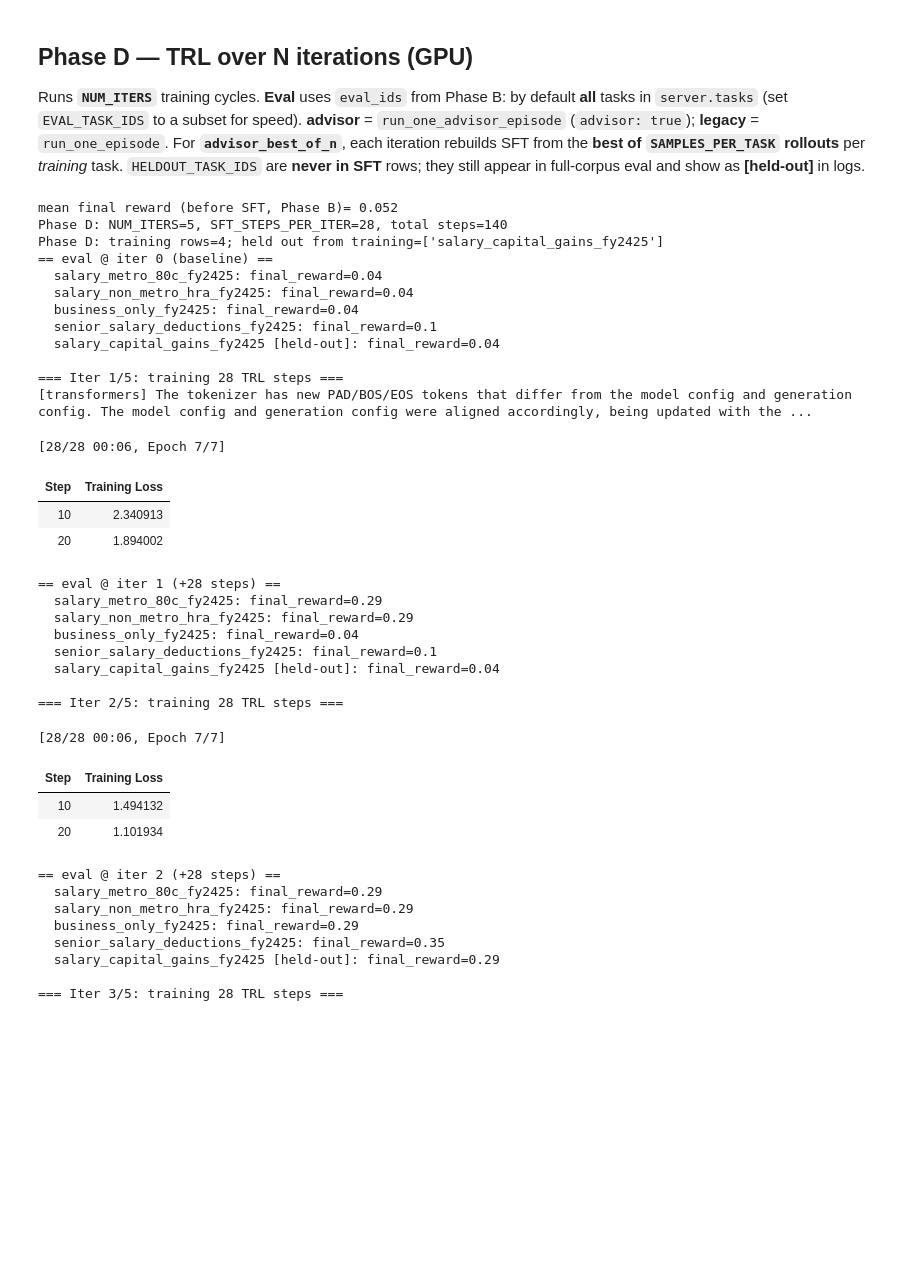
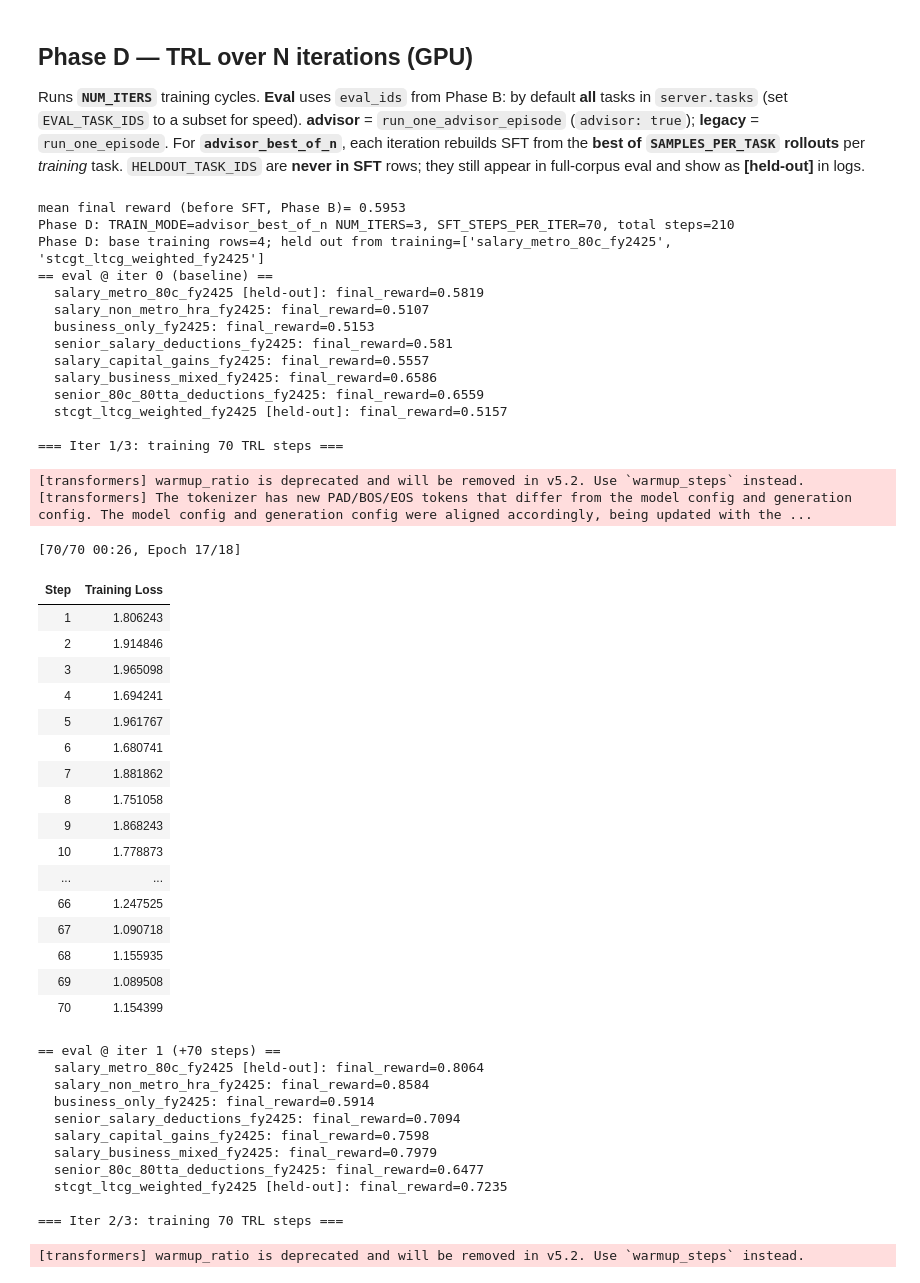
Before and after one commit to Prateedk/IndiaTaxBench-OpenEnv, a Jupyter notebook: notebooks/train_qwen_india_tax.ipynb, the cells around one changed output. Saved outputs shown, nothing was run; the diff lists cells and outputs as text; code cells hidden in the pictures; blank space fills up the shorter version.

```diff
--- a/notebooks/train_qwen_india_tax.ipynb
+++ b/notebooks/train_qwen_india_tax.ipynb
@@ -643,8 +646,8 @@ if "eval_ids" not in globals() or "rollout_rows" not in globals():
 mean_before = sum(r["final_reward"] for r in rollout_rows) / max(1, len(rollout_rows))
 print("mean final reward (before SFT, Phase B)=", round(mean_before, 4))
 
-NUM_ITERS = int(os.environ.get("NUM_ITERS", "4"))
-SFT_STEPS_PER_ITER = int(os.environ.get("SFT_STEPS_PER_ITER", "16"))
+NUM_ITERS = int(os.environ.get("NUM_ITERS", "3"))
+SFT_STEPS_PER_ITER = int(os.environ.get("SFT_STEPS_PER_ITER", "70"))
 print(f"Phase D: TRAIN_MODE={TRAIN_MODE} NUM_ITERS={NUM_ITERS}, SFT_STEPS_PER_ITER={SFT_STEPS_PER_ITER}, total steps={NUM_ITERS * SFT_STEPS_PER_ITER}")
 print(f"Phase D: base training rows={len(sft_from_env)}; held out from training={sorted(HELDOUT_IDS) or '<none>'}")
 
@@ -778,63 +781,73 @@ else:
 
 # --- N-line per-task reward curve (one line per task in `ids`) ---
 import matplotlib.pyplot as plt
 
 xs = list(range(NUM_ITERS + 1))
 plt.figure(figsize=(9, 5))
 for tid in eval_ids:
     label = f"{tid}{' [held-out]' if tid in HELDOUT_IDS else ''}"
     rewards = per_iter_rewards[tid]
     if not rewards:
         continue
     if len(rewards) < len(xs):
         rewards = rewards + [rewards[-1]] * (len(xs) - len(rewards))
     plt.plot(xs, rewards, marker="o", label=label, ms=3)
 plt.xlabel(f"training iteration ({SFT_STEPS_PER_ITER} SFT steps each when GPU SFT runs)")
 plt.ylabel("env final_reward")
 plt.ylim(0.0, 1.0)
 mode_title = "advisor" if IS_ADVISOR else "numeric"
 plt.title(f"IndiaTaxBench ({mode_title}): per-task reward over {NUM_ITERS} iterations")
 plt.legend(loc="lower right", fontsize=6)
 plt.grid(True, alpha=0.3)
 plt.tight_layout()
 fig_iter = PLOT_DIR / "rewards_per_task_over_iters.png"
 plt.savefig(fig_iter, dpi=150)
 plt.show()
 print("Saved", fig_iter)
 # %% [output]
-mean final reward (before SFT, Phase B)= 0.052
-Phase D: NUM_ITERS=5, SFT_STEPS_PER_ITER=28, total steps=140
-Phase D: training rows=4; held out from training=['salary_capital_gains_fy2425']
+mean final reward (before SFT, Phase B)= 0.5953
+Phase D: TRAIN_MODE=advisor_best_of_n NUM_ITERS=3, SFT_STEPS_PER_ITER=70, total steps=210
+Phase D: base training rows=4; held out from training=['salary_metro_80c_fy2425', 'stcgt_ltcg_weighted_fy2425']
 == eval @ iter 0 (baseline) ==
-  salary_metro_80c_fy2425: final_reward=0.04
-  salary_non_metro_hra_fy2425: final_reward=0.04
-  business_only_fy2425: final_reward=0.04
-  senior_salary_deductions_fy2425: final_reward=0.1
-  salary_capital_gains_fy2425 [held-out]: final_reward=0.04
+  salary_metro_80c_fy2425 [held-out]: final_reward=0.5819
+  salary_non_metro_hra_fy2425: final_reward=0.5107
+  business_only_fy2425: final_reward=0.5153
+  senior_salary_deductions_fy2425: final_reward=0.581
+  salary_capital_gains_fy2425: final_reward=0.5557
+  salary_business_mixed_fy2425: final_reward=0.6586
+  senior_80c_80tta_deductions_fy2425: final_reward=0.6559
+  stcgt_ltcg_weighted_fy2425 [held-out]: final_reward=0.5157
 
-=== Iter 1/5: training 28 TRL steps ===
-[transformers] The tokenizer has new PAD/BOS/EOS tokens that differ from the model config and generation config. The model config and generation config were aligned accordingly, being updated with the ...
+=== Iter 1/3: training 70 TRL steps ===
-[28/28 00:06, Epoch 7/7]
+[transformers] warmup_ratio is deprecated and will be removed in v5.2. Use `warmup_steps` instead.
+[transformers] The tokenizer has new PAD/BOS/EOS tokens that differ from the model config and generation config. The model config and generation config were aligned accordingly, being updated with the ...
+[70/70 00:26, Epoch 17/18]
 | Step | Training Loss |
-| 10 | 2.340913 |
-| 20 | 1.894002 |
+| 1 | 1.806243 |
+| 2 | 1.914846 |
+| 3 | 1.965098 |
+| 4 | 1.694241 |
+| 5 | 1.961767 |
+| 6 | 1.680741 |
+| 7 | 1.881862 |
+| 8 | 1.751058 |
+| 9 | 1.868243 |
+| 10 | 1.778873 |
+| ... | ... |
+| 66 | 1.247525 |
+| 67 | 1.090718 |
+| 68 | 1.155935 |
+| 69 | 1.089508 |
+| 70 | 1.154399 |
-== eval @ iter 1 (+28 steps) ==
-  salary_metro_80c_fy2425: final_reward=0.29
-  salary_non_metro_hra_fy2425: final_reward=0.29
-  business_only_fy2425: final_reward=0.04
-  senior_salary_deductions_fy2425: final_reward=0.1
-  salary_capital_gains_fy2425 [held-out]: final_reward=0.04
-
-=== Iter 2/5: training 28 TRL steps ===
-[28/28 00:06, Epoch 7/7]
+== eval @ iter 1 (+70 steps) ==
+  salary_metro_80c_fy2425 [held-out]: final_reward=0.8064
+  salary_non_metro_hra_fy2425: final_reward=0.8584
+  business_only_fy2425: final_reward=0.5914
+  senior_salary_deductions_fy2425: final_reward=0.7094
+  salary_capital_gains_fy2425: final_reward=0.7598
+  salary_business_mixed_fy2425: final_reward=0.7979
+  senior_80c_80tta_deductions_fy2425: final_reward=0.6477
+  stcgt_ltcg_weighted_fy2425 [held-out]: final_reward=0.7235
+
+=== Iter 2/3: training 70 TRL steps ===
-| Step | Training Loss |
-| 10 | 1.494132 |
-| 20 | 1.101934 |
-== eval @ iter 2 (+28 steps) ==
-  salary_metro_80c_fy2425: final_reward=0.29
-  salary_non_metro_hra_fy2425: final_reward=0.29
-  business_only_fy2425: final_reward=0.29
-  senior_salary_deductions_fy2425: final_reward=0.35
-  salary_capital_gains_fy2425 [held-out]: final_reward=0.29
-
-=== Iter 3/5: training 28 TRL steps ===
+[transformers] warmup_ratio is deprecated and will be removed in v5.2. Use `warmup_steps` instead.
```
Also changed, not shown: parts of 8 cells of this notebook.
